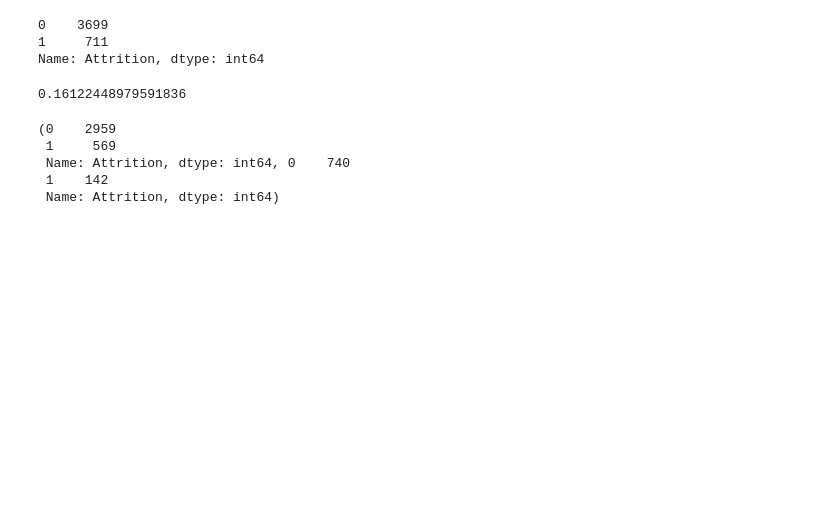
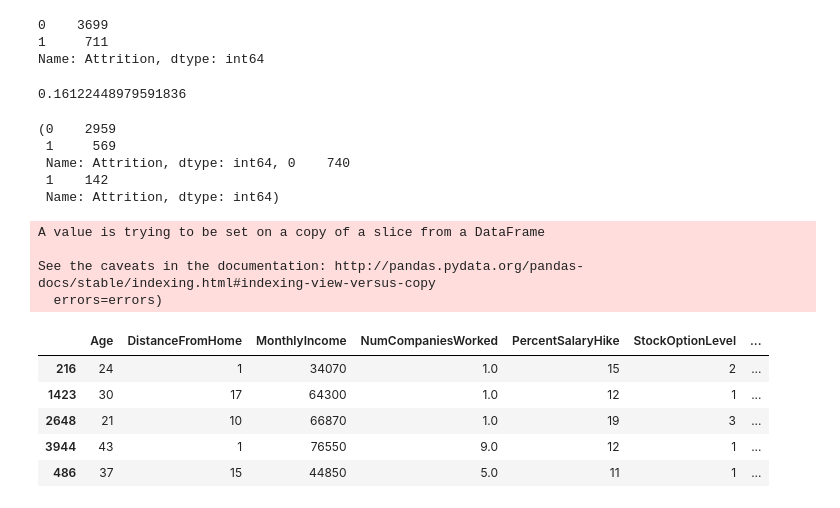
Before and after one commit to hst22/Employee-Attrition-Analysis, a Jupyter notebook: Employee_Attrition_Analysis.ipynb, the cells around one changed output. Cells and saved outputs as stored; diff of their text form; code cells hidden in the pictures; blank space fills up the shorter version.

```diff
--- a/Employee_Attrition_Analysis.ipynb
+++ b/Employee_Attrition_Analysis.ipynb
@@ -537,10 +536,3 @@ JobSatisfaction            4410 non-null float64
 WorkLifeBalance            4410 non-null float64
 dtypes: float64(6), int32(1), int64(13), object(6)
 memory usage: 1.0+ MB
-# %%
-#data type modification
-master_data['Attrition'] = master_data['Attrition'].astype(object)
-master_data['Education'] = master_data['Education'].astype(object)
-master_data['JobLevel'] = master_data['JobLevel'].astype(object)
-
-master_data.info()
@@ -588,3 +562,35 @@ y_train['Attrition'].value_counts(), y_test['Attrition'].value_counts()
  Name: Attrition, dtype: int64, 0    740
  1    142
  Name: Attrition, dtype: int64)
+# %%
+# Converting categorical variables into dummy variables #train
+
+def dummy_func(col_name):
+    x = pd.get_dummies(x_train[col_name],drop_first=True, prefix = col_name, prefix_sep="_")
+    return x
+
+CBusinessTravel = dummy_func('BusinessTravel')
+CDepartment = dummy_func('Department')
+CEducationField = dummy_func('EducationField')
+CGender = dummy_func('Gender')
+CJobRole = dummy_func('JobRole')
+CMaritalStatus = dummy_func('MaritalStatus')
+CEducation = dummy_func('Education')
+CJobLevel = dummy_func('JobLevel')
+# %%
+x_train.drop(['BusinessTravel',"Department","EducationField",'Gender','JobRole','MaritalStatus','Education','JobLevel'],axis=1,inplace=True)
+
+x_train = pd.concat([x_train,CBusinessTravel,CDepartment,CEducationField,CGender,CJobRole,CMaritalStatus,CEducation,CJobLevel],axis=1)
+
+x_train.head()
+# %% [output]
+A value is trying to be set on a copy of a slice from a DataFrame
+
+See the caveats in the documentation: http://pandas.pydata.org/pandas-docs/stable/indexing.html#indexing-view-versus-copy
+  errors=errors)
+|  | Age | DistanceFromHome | MonthlyIncome | NumCompaniesWorked | PercentSalaryHike | StockOptionLevel | ... |
+| 216 | 24 | 1 | 34070 | 1.0 | 15 | 2 | ... |
+| 1423 | 30 | 17 | 64300 | 1.0 | 12 | 1 | ... |
+| 2648 | 21 | 10 | 66870 | 1.0 | 19 | 3 | ... |
+| 3944 | 43 | 1 | 76550 | 9.0 | 12 | 1 | ... |
+| 486 | 37 | 15 | 44850 | 5.0 | 11 | 1 | ... |
```
Also changed, not shown: parts of 15 cells of this notebook.
